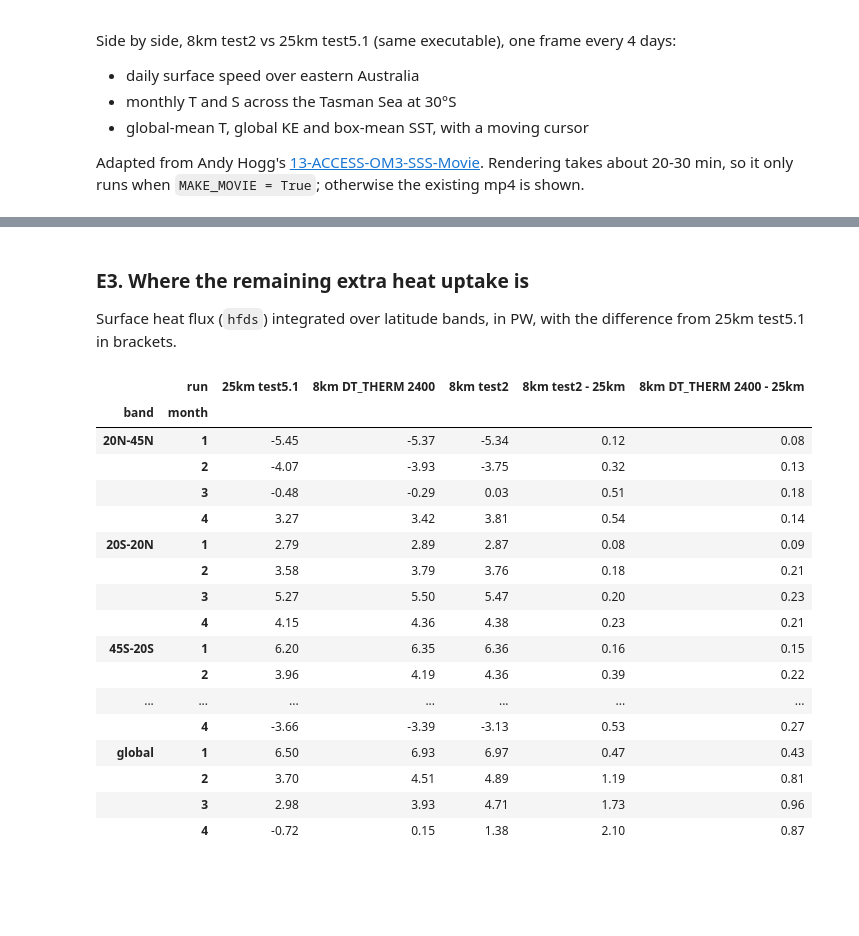
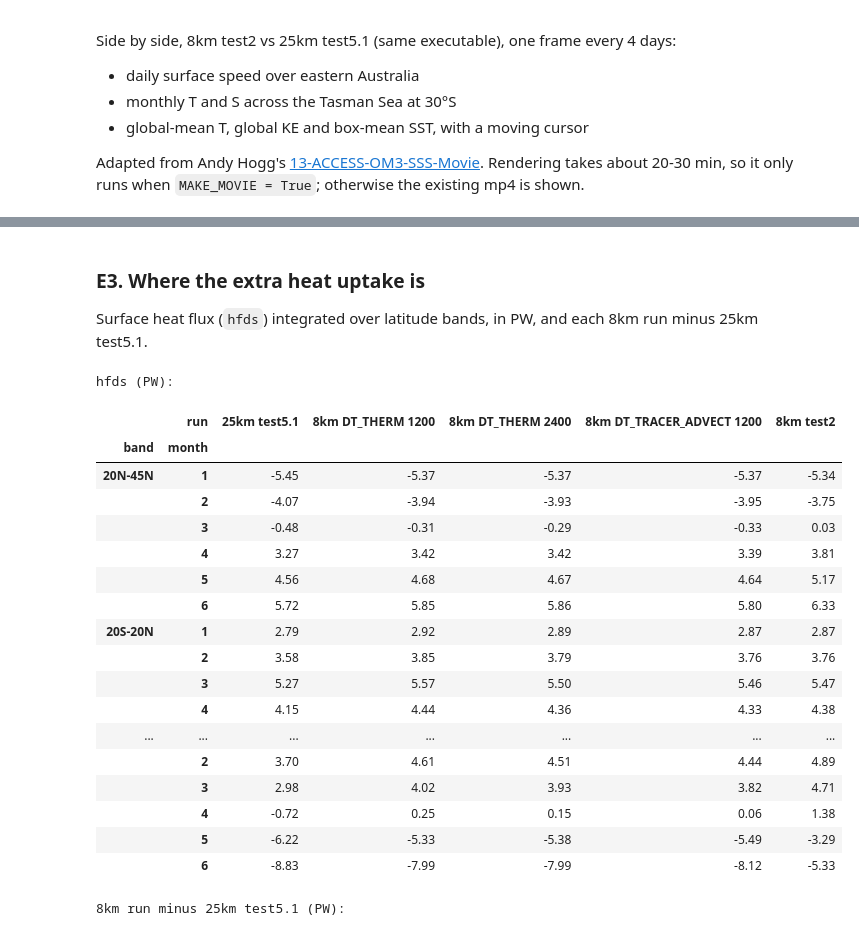
Before and after one commit to chrisb13/access-om3-paper-1, a Jupyter notebook: notebooks/8km_ryf_drift_diagnosis.ipynb, the cells around one changed output, grey strips where cells are left out. Cells and saved outputs as stored; diff of their text form; code cells hidden in the pictures; blank space fills up the shorter version.

```diff
--- a/notebooks/8km_ryf_drift_diagnosis.ipynb
+++ b/notebooks/8km_ryf_drift_diagnosis.ipynb
@@ -1029,14 +1078,14 @@ For each month the test has: global volume denser than σ₂ = 37.0 (B4), advect
 # %%
-if TEST and glob.glob(f"{TEST[0]}/output*/access-om3.mom6.3d.thkcello+rho2.1mon.mean.1900.nc"):
-    ET = TEST[0]
-    TRI = {"8km test2": E8, "8km DT_THERM 2400": ET, "25km test5.1": E25S}
-    nmon = len(month_index(f"{ET}/output*/access-om3.mom6.3d.thkcello+rho2.1mon.mean.1900.nc"))
+if TESTS:
+    TRI = {"8km test2": E8, **{f"8km {k}": E for k, E in TESTS.items()}, "25km test5.1": E25S}
     rows = []
     for k, E in TRI.items():
         A = static(E).areacello.fillna(0).values; Aw, _ = area_lat(E)
-        ridx = month_index(f"{E}/output*/access-om3.mom6.3d.thkcello+rho2.1mon.mean.1900.nc")
+        ridx = month_index(f"{E}/output*/access-om3.mom6.3d.thkcello+rho2.1mon.mean.1900.nc")[:6]
         tidx = month_index(f"{E}/output*/access-om3.mom6.3d.thetao+z.1mon.mean.1900.nc")
-        for mo in range(nmon):
+        eidx = month_index(f"{E}/output*/access-om3.mom6.3d.e.1mon.mean.1900.nc")
+        qidx = month_index(f"{E}/output*/access-om3.mom6.3d.T_advection_scheme_variance_production.1mon.mean.1900.nc")
+        for mo in range(len(ridx)):
             f, i, _ = ridx[mo]
             with xr.open_dataset(f, decode_timedelta=False) as ds:
                 h = ds.thkcello.isel(time=i); rd = h.dims[0]; rho = ds[rd].values
@@ -1044,11 +1093,11 @@ if TEST and glob.glob(f"{TEST[0]}/output*/access-om3.mom6.3d.thkcello+rho2.1mon.
             row = {"run": k, "month": mo + 1, "V(σ2>37.0) 1e15 m3": v37}
             for nm in ["Gulf Stream", "Agulhas"]:
                 sx, sy = box_slices(E, *BOX[nm]); a = Aw[sy, sx]
-                f, i, _ = month_index(f"{E}/output*/access-om3.mom6.3d.e.1mon.mean.1900.nc")[mo]
+                f, i, _ = eidx[mo]
                 with xr.open_dataset(f, decode_timedelta=False) as ds:
                     e = ds.e.isel(time=i, yh=sy, xh=sx).values
                 hh = e[:-1] - e[1:]; zc = -0.5 * (e[:-1] + e[1:])
-                f, i, _ = month_index(f"{E}/output*/access-om3.mom6.3d.T_advection_scheme_variance_production.1mon.mean.1900.nc")[mo]
+                f, i, _ = qidx[mo]
                 with xr.open_dataset(f, decode_timedelta=False) as ds:
                     q = ds.T_advection_scheme_variance_production.isel(time=i, yh=sy, xh=sx).values.astype(float)
                 row[f"{nm} adv. num. mixing >700 m (K2 m/s)"] = np.nansum(np.where(zc >= 700, q * hh * a[None], 0)) / a.sum()
@@ -1060,7 +1109,7 @@ if TEST and glob.glob(f"{TEST[0]}/output*/access-om3.mom6.3d.thkcello+rho2.1mon.
     e2 = pd.DataFrame(rows).set_index(["month", "run"]).sort_index()
     display(e2.style.format("{:.3g}"))
 else:
-    print("DT_THERM test output not available yet.")
+    print("Test output not available yet.")
 # %% [output]
 |  |  | V(σ2>37.0) 1e15 m3 | Gulf Stream adv. num. mixing >700... | Gulf Stream T300 box mean (°C) | Agulhas adv. num. mixing >700 m (... | ... |
 | month | run |  |  |  |  | ... |
@@ -1079,41 +1132,41 @@ else:
 # %% [markdown]
-### E3. Where the remaining extra heat uptake is
-Surface heat flux (`hfds`) integrated over latitude bands, in PW, with the difference from 25km test5.1 in brackets.
+### E3. Where the extra heat uptake is
+Surface heat flux (`hfds`) integrated over latitude bands, in PW, and each 8km run minus 25km test5.1.
 # %%
-if TEST and glob.glob(f"{TEST[0]}/output*/access-om3.mom6.2d.hfds.1mon.mean.1900.nc"):
+if TESTS:
     LB = {"global": (-90, 90), "S of 45S": (-90, -45), "45S-20S": (-45, -20), "20S-20N": (-20, 20), "20N-45N": (20, 45), "N of 45N": (45, 90)}
     rows = []
-    for k, E in {"8km test2": E8, "8km DT_THERM 2400": TEST[0], "25km test5.1": E25S}.items():
+    for k, E in TRI.items():
         A, lat = area_lat(E8 if "8km" in k else E)
         for mo, (f, i, _) in enumerate(month_index(f"{E}/output*/access-om3.mom6.2d.hfds.1mon.mean.1900.nc")[:6]):
             with xr.open_dataset(f, decode_timedelta=False) as ds:
                 h = np.nan_to_num(ds.hfds.isel(time=i).values) * A
             for b, (y0, y1) in LB.items():
                 rows.append({"run": k, "month": mo + 1, "band": b, "PW": h[(lat >= y0) & (lat < y1)].sum() / 1e15})
-    hb = pd.DataFrame(rows)
-    nm = hb[hb.run == "8km DT_THERM 2400"].month.max()
-    hb = hb[hb.month <= nm].pivot_table(index=["band", "month"], columns="run", values="PW")
-    for k in ["8km test2", "8km DT_THERM 2400"]:
-        hb[f"{k} - 25km"] = hb[k] - hb["25km test5.1"]
-    display(hb.round(2))
+    hb = pd.DataFrame(rows).pivot_table(index=["band", "month"], columns="run", values="PW")
+    ex = hb[[c for c in hb.columns if c.startswith("8km")]].sub(hb["25km test5.1"], axis=0)
+    print("hfds (PW):"); display(hb.round(2))
+    print("8km run minus 25km test5.1 (PW):"); display(ex.round(2))
 else:
-    print("DT_THERM test output not available yet.")
+    print("Test output not available yet.")
 # %% [output]
+hfds (PW):
-|  | run | 25km test5.1 | 8km DT_THERM 2400 | 8km test2 | 8km test2 - 25km | 8km DT_THERM 2400 - 25km |
+|  | run | 25km test5.1 | 8km DT_THERM 1200 | 8km DT_THERM 2400 | 8km DT_TRACER_ADVECT 1200 | 8km test2 |
 | band | month |  |  |  |  |  |
-| 20N-45N | 1 | -5.45 | -5.37 | -5.34 | 0.12 | 0.08 |
-|  | 2 | -4.07 | -3.93 | -3.75 | 0.32 | 0.13 |
-|  | 3 | -0.48 | -0.29 | 0.03 | 0.51 | 0.18 |
-|  | 4 | 3.27 | 3.42 | 3.81 | 0.54 | 0.14 |
-| 20S-20N | 1 | 2.79 | 2.89 | 2.87 | 0.08 | 0.09 |
-|  | 2 | 3.58 | 3.79 | 3.76 | 0.18 | 0.21 |
-|  | 3 | 5.27 | 5.50 | 5.47 | 0.20 | 0.23 |
-|  | 4 | 4.15 | 4.36 | 4.38 | 0.23 | 0.21 |
-| 45S-20S | 1 | 6.20 | 6.35 | 6.36 | 0.16 | 0.15 |
-|  | 2 | 3.96 | 4.19 | 4.36 | 0.39 | 0.22 |
+| 20N-45N | 1 | -5.45 | -5.37 | -5.37 | -5.37 | -5.34 |
+|  | 2 | -4.07 | -3.94 | -3.93 | -3.95 | -3.75 |
+|  | 3 | -0.48 | -0.31 | -0.29 | -0.33 | 0.03 |
+|  | 4 | 3.27 | 3.42 | 3.42 | 3.39 | 3.81 |
+|  | 5 | 4.56 | 4.68 | 4.67 | 4.64 | 5.17 |
+|  | 6 | 5.72 | 5.85 | 5.86 | 5.80 | 6.33 |
+| 20S-20N | 1 | 2.79 | 2.92 | 2.89 | 2.87 | 2.87 |
+|  | 2 | 3.58 | 3.85 | 3.79 | 3.76 | 3.76 |
+|  | 3 | 5.27 | 5.57 | 5.50 | 5.46 | 5.47 |
+|  | 4 | 4.15 | 4.44 | 4.36 | 4.33 | 4.38 |
 | ... | ... | ... | ... | ... | ... | ... |
-|  | 4 | -3.66 | -3.39 | -3.13 | 0.53 | 0.27 |
-| global | 1 | 6.50 | 6.93 | 6.97 | 0.47 | 0.43 |
-|  | 2 | 3.70 | 4.51 | 4.89 | 1.19 | 0.81 |
-|  | 3 | 2.98 | 3.93 | 4.71 | 1.73 | 0.96 |
-|  | 4 | -0.72 | 0.15 | 1.38 | 2.10 | 0.87 |
+|  | 2 | 3.70 | 4.61 | 4.51 | 4.44 | 4.89 |
+|  | 3 | 2.98 | 4.02 | 3.93 | 3.82 | 4.71 |
+|  | 4 | -0.72 | 0.25 | 0.15 | 0.06 | 1.38 |
+|  | 5 | -6.22 | -5.33 | -5.38 | -5.49 | -3.29 |
+|  | 6 | -8.83 | -7.99 | -7.99 | -8.12 | -5.33 |
+8km run minus 25km test5.1 (PW):
```
Also changed, not shown: parts of 9 cells of this notebook.
